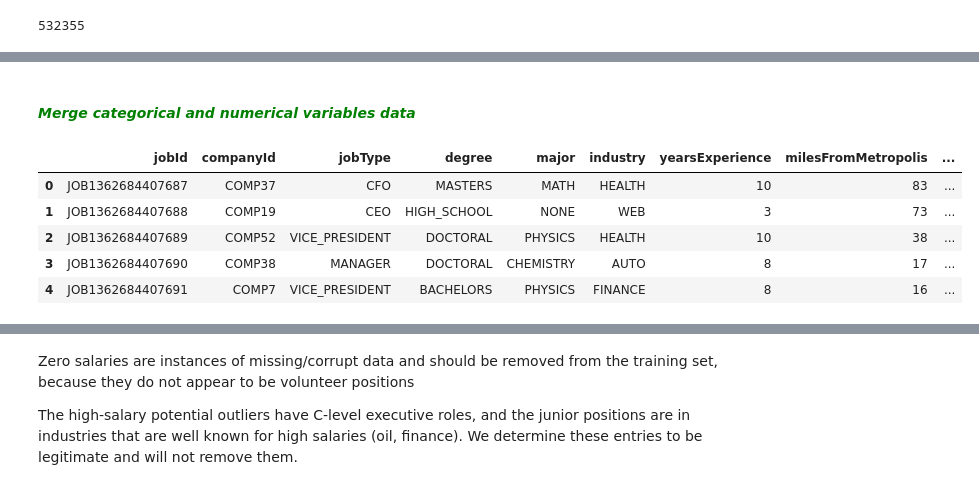
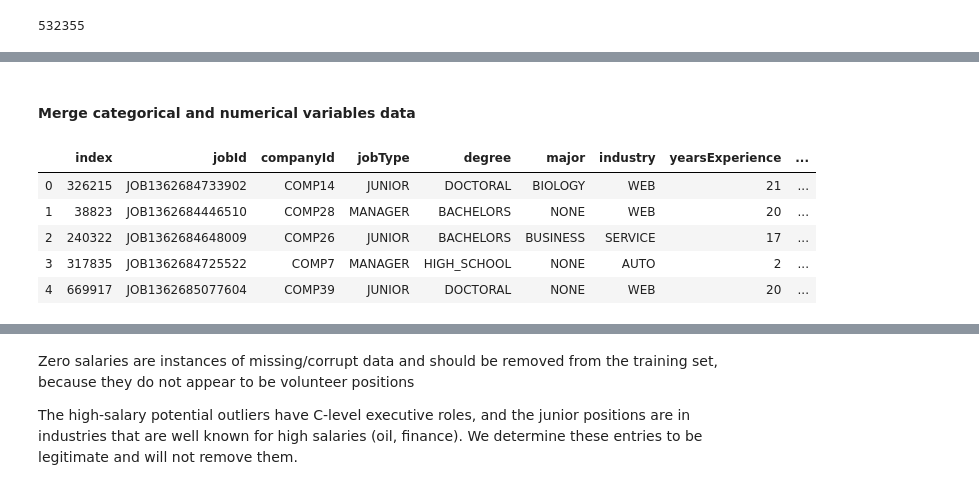
Before and after one commit to suroor89/salary_prediction_portfolio, a Jupyter notebook: Salary_Prediction.ipynb, the cells around one changed output, grey strips where cells are left out. Cells and saved outputs as stored; diff of their text form; code cells hidden in the pictures.

```diff
--- a/Salary_Prediction.ipynb
+++ b/Salary_Prediction.ipynb
@@ -222,15 +217,15 @@ train_target_df.describe(include = [np.number])
 # %% [markdown]
-#### <font color=green>*Merge categorical and numerical variables data*</font>
+#### Merge categorical and numerical variables data
 # %%
 def merge_cat_num_data(df1,df2):# cat_vars=None, num_vars=None):
     train_df = pd.merge(df1, df2)
     return train_df
-merged_data = merge_cat_num_data(train_feature_df,train_target_df)
-merged_data.head(5)
+merged_data = merge_cat_num_data(clean_train_df,train_target_df)
+clean_train_df.head(5)
 # %% [output]
-|  | jobId | companyId | jobType | degree | major | industry | yearsExperience | milesFromMetropolis | ... |
-| 0 | JOB1362684407687 | COMP37 | CFO | MASTERS | MATH | HEALTH | 10 | 83 | ... |
-| 1 | JOB1362684407688 | COMP19 | CEO | HIGH_SCHOOL | NONE | WEB | 3 | 73 | ... |
-| 2 | JOB1362684407689 | COMP52 | VICE_PRESIDENT | DOCTORAL | PHYSICS | HEALTH | 10 | 38 | ... |
-| 3 | JOB1362684407690 | COMP38 | MANAGER | DOCTORAL | CHEMISTRY | AUTO | 8 | 17 | ... |
-| 4 | JOB1362684407691 | COMP7 | VICE_PRESIDENT | BACHELORS | PHYSICS | FINANCE | 8 | 16 | ... |
+|  | index | jobId | companyId | jobType | degree | major | industry | yearsExperience | ... |
+| 0 | 326215 | JOB1362684733902 | COMP14 | JUNIOR | DOCTORAL | BIOLOGY | WEB | 21 | ... |
+| 1 | 38823 | JOB1362684446510 | COMP28 | MANAGER | BACHELORS | NONE | WEB | 20 | ... |
+| 2 | 240322 | JOB1362684648009 | COMP26 | JUNIOR | BACHELORS | BUSINESS | SERVICE | 17 | ... |
+| 3 | 317835 | JOB1362684725522 | COMP7 | MANAGER | HIGH_SCHOOL | NONE | AUTO | 2 | ... |
+| 4 | 669917 | JOB1362685077604 | COMP39 | JUNIOR | DOCTORAL | NONE | WEB | 20 | ... |
```
Also changed, not shown: parts of 87 cells of this notebook, 13 other files.
